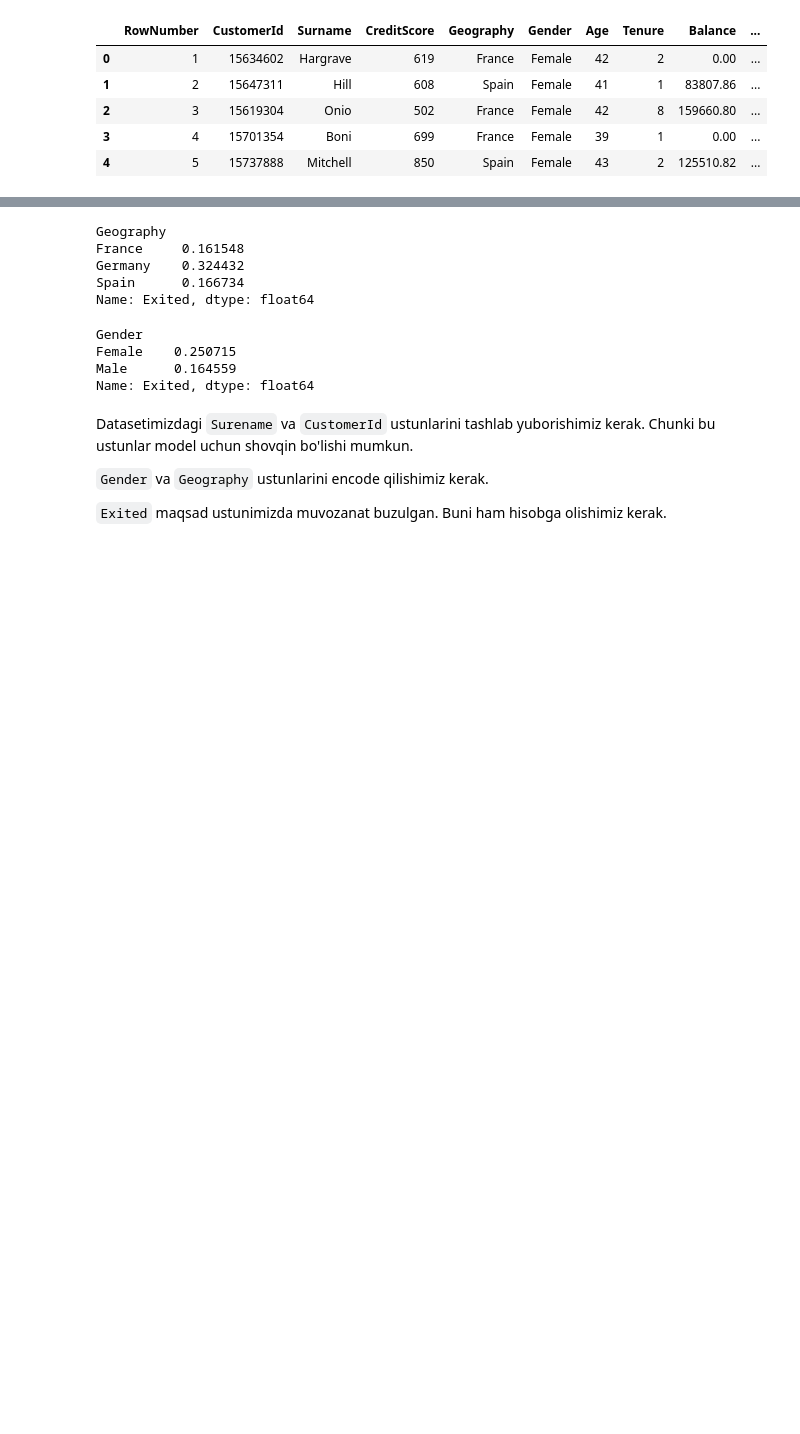
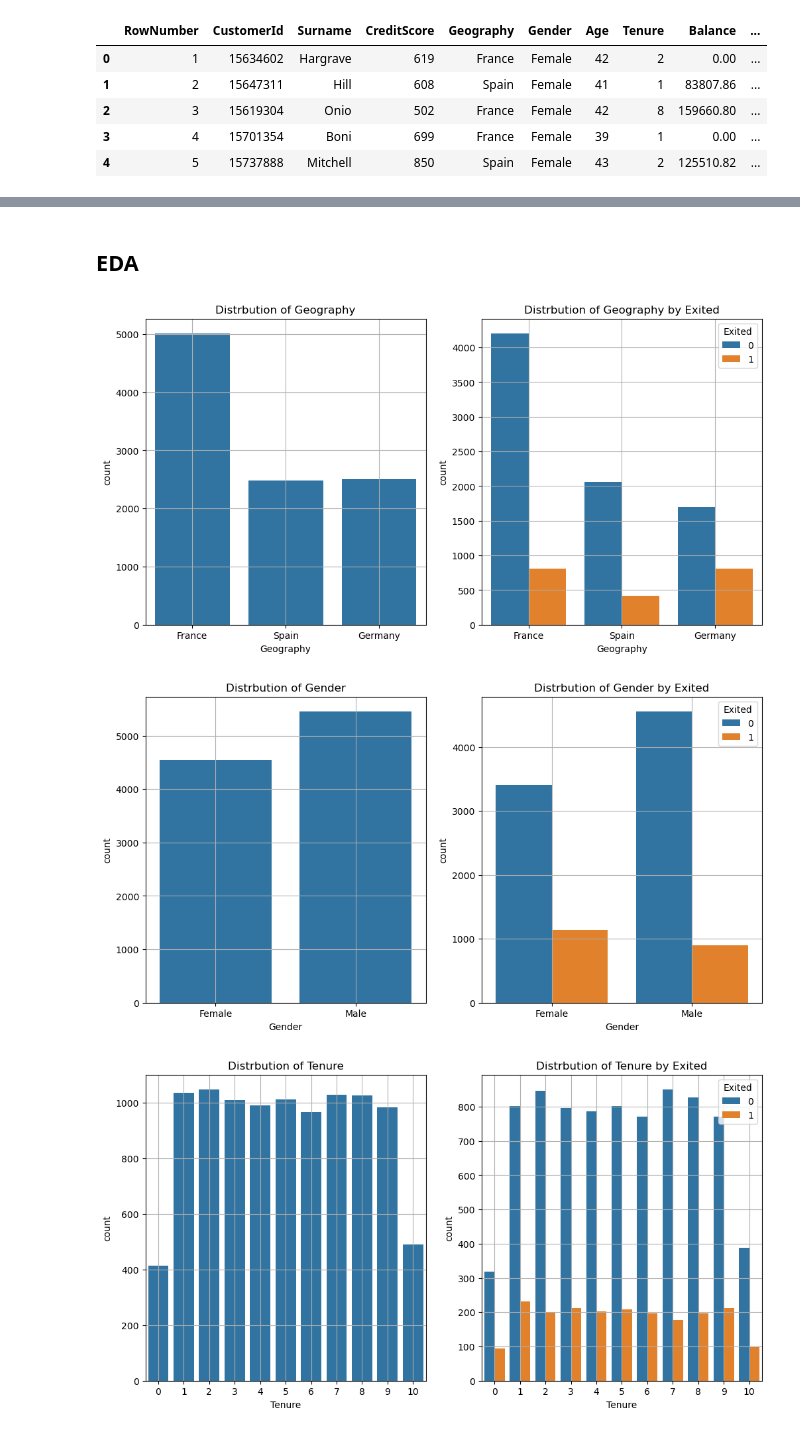
Before and after one commit to ibnMuxiddin/bank-customer-churn-prediction, a Jupyter notebook: notebooks/EDA.ipynb, the cells around one changed output, grey strips where cells are left out. Cells and saved outputs as stored; diff of their text form; code cells hidden in the pictures; blank space fills up the shorter version.

```diff
--- a/notebooks/EDA.ipynb
+++ b/notebooks/EDA.ipynb
@@ -145,22 +91,30 @@ Index(['CustomerId', 'Surname', 'CreditScore', 'Geography', 'Gender', 'Age',
       dtype='object')
-# %%
-df.groupby("Geography")["Exited"].mean()
-# %% [output]
-Geography
-France     0.161548
-Germany    0.324432
-Spain      0.166734
-Name: Exited, dtype: float64
-# %%
-df.groupby("Gender")["Exited"].mean()
-# %% [output]
-Gender
-Female    0.250715
-Male      0.164559
-Name: Exited, dtype: float64
-# %% [markdown]
-Datasetimizdagi `Surename` va `CustomerId` ustunlarini tashlab yuborishimiz kerak. Chunki bu ustunlar model uchun shovqin bo'lishi mumkun.
-
-`Gender` va `Geography` ustunlarini encode qilishimiz kerak.
-
-`Exited` maqsad ustunimizda muvozanat buzulgan. Buni ham hisobga olishimiz kerak.
+# %%
+df.drop(columns=["RowNumber", "CustomerId", "Surname"], axis=1, inplace=True)
+# %% [markdown]
+## EDA
+# %%
+def countplot(col):
+    plt.figure(figsize=(12,6))
+
+    plt.subplot(1,2,1)
+    sns.countplot(data=df, x=col)
+    plt.title(f"Distrbution of {col}")
+    plt.grid()
+
+    plt.subplot(1,2,2)
+    sns.countplot(data=df, x = col, hue="Exited")
+    plt.title(f"Distrbution of {col} by Exited")
+    plt.grid()
+
+    plt.show()
+# %%
+# Countplot uchun ustunlarni ajratib olamiz
+countplot_col = ["Geography", "Gender", "Tenure", "NumOfProducts", "HasCrCard", "IsActiveMember"]
+# %%
+for col in countplot_col:
+    countplot(col)
+# %% [output]
+[figure, added]
+[figure, added]
+[figure, added]
```
Also changed, not shown: parts of 19 cells of this notebook, 2 other files.
